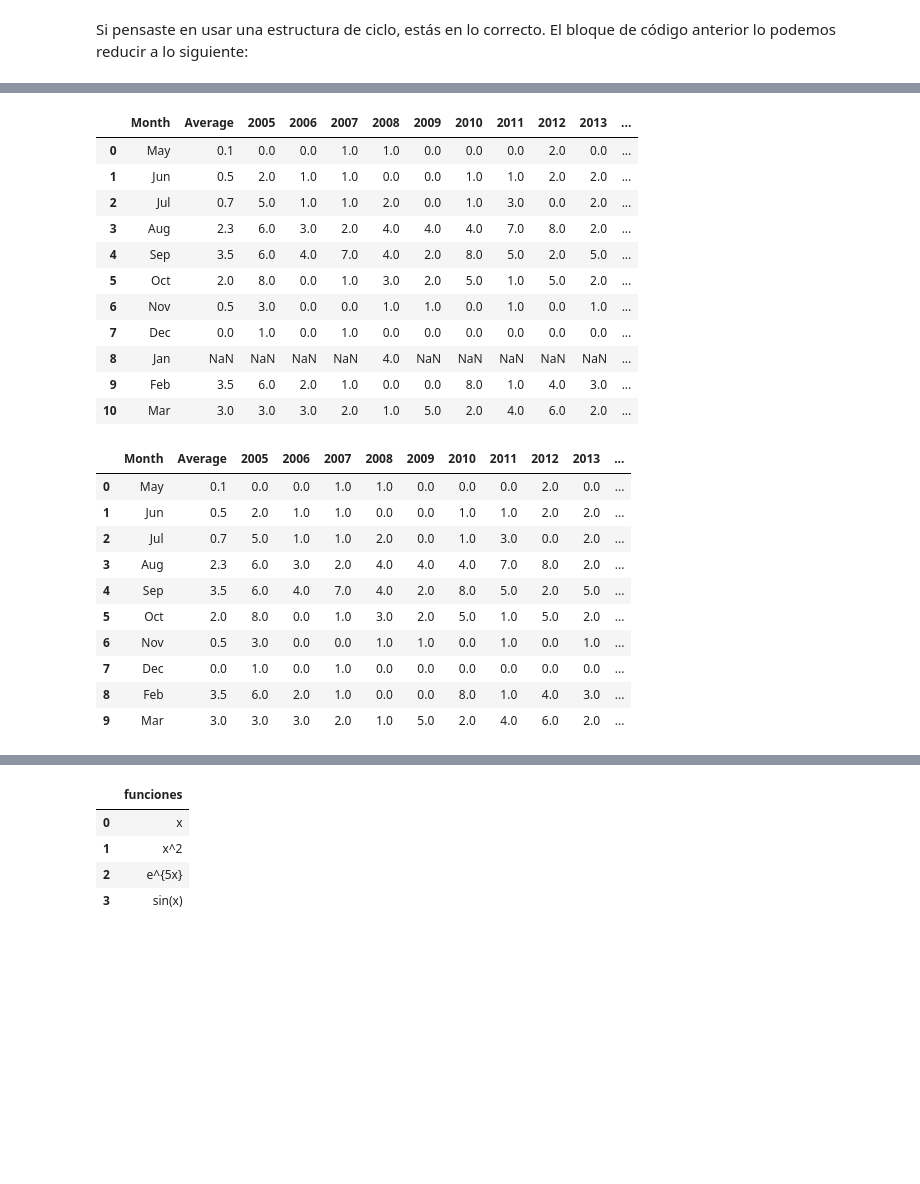
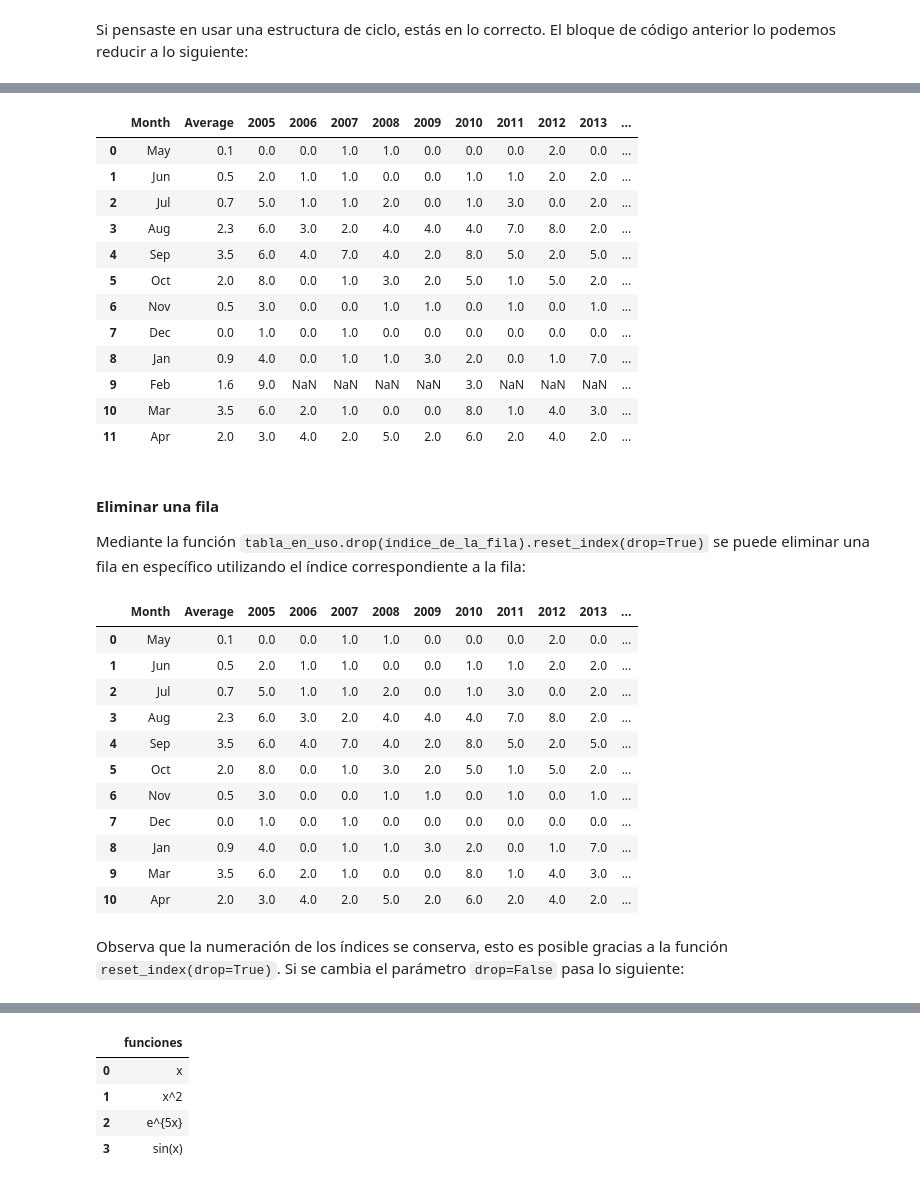
Before and after one commit to Matematicas-Aplicadas-y-Geociencias/Docencia, a Jupyter notebook: programas_en_desarrollo/python_projects/taller_investigacion_ciencias_ambientales/src/taller_expres_pandas.ipynb, the cells around one changed output, grey strips where cells are left out. Cells and saved outputs as stored; diff of their text form; code cells hidden in the pictures; blank space fills up the shorter version.

```diff
--- a/programas_en_desarrollo/python_projects/taller_investigacion_ciencias_ambientales/src/taller_expres_pandas.ipynb
+++ b/programas_en_desarrollo/python_projects/taller_investigacion_ciencias_ambientales/src/taller_expres_pandas.ipynb
@@ -111,7 +124,7 @@ También podemos agregar una fila que contengan columnas que no tengan un valor
 row = {'Month': ['Feb'],
        'Average': [1.6],
        '2005': [9.0],
-       '2013': [3.0],
+       '2010': [3.0],
        '2014': [0.0],
        '2015': [1.0]}
 row = pd.DataFrame(row)
@@ -163,9 +176,10 @@ tabla
 # %% [markdown]
 Si pensaste en usar una estructura de ciclo, estás en lo correcto. El bloque de código anterior lo podemos reducir a lo siguiente:
 # %%
-data = {encabezados[0]: ['Mar']}
+data = {encabezados[0]: ['Apr']}
+numero_columnas = tabla.shape[1]
 data[encabezados[1]] = [np.round(np.random.uniform(1.0,5.0), 1)]
-for i in range(2,13):
+for i in range(2,numero_columnas):
     data[encabezados[i]] = [np.random.default_rng().integers(0,7)]
 print(data)
 row = pd.DataFrame(data)
@@ -188,21 +204,29 @@ tabla
 | 5 | Oct | 2.0 | 8.0 | 0.0 | 1.0 | 3.0 | 2.0 | 5.0 | 1.0 | 5.0 | 2.0 | ... |
 | 6 | Nov | 0.5 | 3.0 | 0.0 | 0.0 | 1.0 | 1.0 | 0.0 | 1.0 | 0.0 | 1.0 | ... |
 | 7 | Dec | 0.0 | 1.0 | 0.0 | 1.0 | 0.0 | 0.0 | 0.0 | 0.0 | 0.0 | 0.0 | ... |
-| 8 | Jan | NaN | NaN | NaN | NaN | 4.0 | NaN | NaN | NaN | NaN | NaN | ... |
-| 9 | Feb | 3.5 | 6.0 | 2.0 | 1.0 | 0.0 | 0.0 | 8.0 | 1.0 | 4.0 | 3.0 | ... |
-| 10 | Mar | 3.0 | 3.0 | 3.0 | 2.0 | 1.0 | 5.0 | 2.0 | 4.0 | 6.0 | 2.0 | ... |
+| 8 | Jan | 0.9 | 4.0 | 0.0 | 1.0 | 1.0 | 3.0 | 2.0 | 0.0 | 1.0 | 7.0 | ... |
+| 9 | Feb | 1.6 | 9.0 | NaN | NaN | NaN | NaN | 3.0 | NaN | NaN | NaN | ... |
+| 10 | Mar | 3.5 | 6.0 | 2.0 | 1.0 | 0.0 | 0.0 | 8.0 | 1.0 | 4.0 | 3.0 | ... |
+| 11 | Apr | 2.0 | 3.0 | 4.0 | 2.0 | 5.0 | 2.0 | 6.0 | 2.0 | 4.0 | 2.0 | ... |
+# %% [markdown]
+#### Eliminar una fila
+
+Mediante la función `tabla_en_uso.drop(índice_de_la_fila).reset_index(drop=True)` se puede eliminar una fila en específico utilizando el índice correspondiente a la fila:
 # %%
-tabla = tabla.drop(8).reset_index(drop=True)
+tabla = tabla.drop(9).reset_index(drop=True) # Se elimina Feb
 tabla
 # %% [output]
 |  | Month | Average | 2005 | 2006 | 2007 | 2008 | 2009 | 2010 | 2011 | 2012 | 2013 | ... |
 | 0 | May | 0.1 | 0.0 | 0.0 | 1.0 | 1.0 | 0.0 | 0.0 | 0.0 | 2.0 | 0.0 | ... |
 | 1 | Jun | 0.5 | 2.0 | 1.0 | 1.0 | 0.0 | 0.0 | 1.0 | 1.0 | 2.0 | 2.0 | ... |
 | 2 | Jul | 0.7 | 5.0 | 1.0 | 1.0 | 2.0 | 0.0 | 1.0 | 3.0 | 0.0 | 2.0 | ... |
 | 3 | Aug | 2.3 | 6.0 | 3.0 | 2.0 | 4.0 | 4.0 | 4.0 | 7.0 | 8.0 | 2.0 | ... |
 | 4 | Sep | 3.5 | 6.0 | 4.0 | 7.0 | 4.0 | 2.0 | 8.0 | 5.0 | 2.0 | 5.0 | ... |
 | 5 | Oct | 2.0 | 8.0 | 0.0 | 1.0 | 3.0 | 2.0 | 5.0 | 1.0 | 5.0 | 2.0 | ... |
 | 6 | Nov | 0.5 | 3.0 | 0.0 | 0.0 | 1.0 | 1.0 | 0.0 | 1.0 | 0.0 | 1.0 | ... |
 | 7 | Dec | 0.0 | 1.0 | 0.0 | 1.0 | 0.0 | 0.0 | 0.0 | 0.0 | 0.0 | 0.0 | ... |
-| 8 | Feb | 3.5 | 6.0 | 2.0 | 1.0 | 0.0 | 0.0 | 8.0 | 1.0 | 4.0 | 3.0 | ... |
-| 9 | Mar | 3.0 | 3.0 | 3.0 | 2.0 | 1.0 | 5.0 | 2.0 | 4.0 | 6.0 | 2.0 | ... |
+| 8 | Jan | 0.9 | 4.0 | 0.0 | 1.0 | 1.0 | 3.0 | 2.0 | 0.0 | 1.0 | 7.0 | ... |
+| 9 | Mar | 3.5 | 6.0 | 2.0 | 1.0 | 0.0 | 0.0 | 8.0 | 1.0 | 4.0 | 3.0 | ... |
+| 10 | Apr | 2.0 | 3.0 | 4.0 | 2.0 | 5.0 | 2.0 | 6.0 | 2.0 | 4.0 | 2.0 | ... |
+# %% [markdown]
+Observa que la numeración de los índices se conserva, esto es posible gracias a la función `reset_index(drop=True)`. Si se cambia el parámetro `drop=False` pasa lo siguiente:
```
Also changed, not shown: parts of 47 cells of this notebook, 6 other files.
